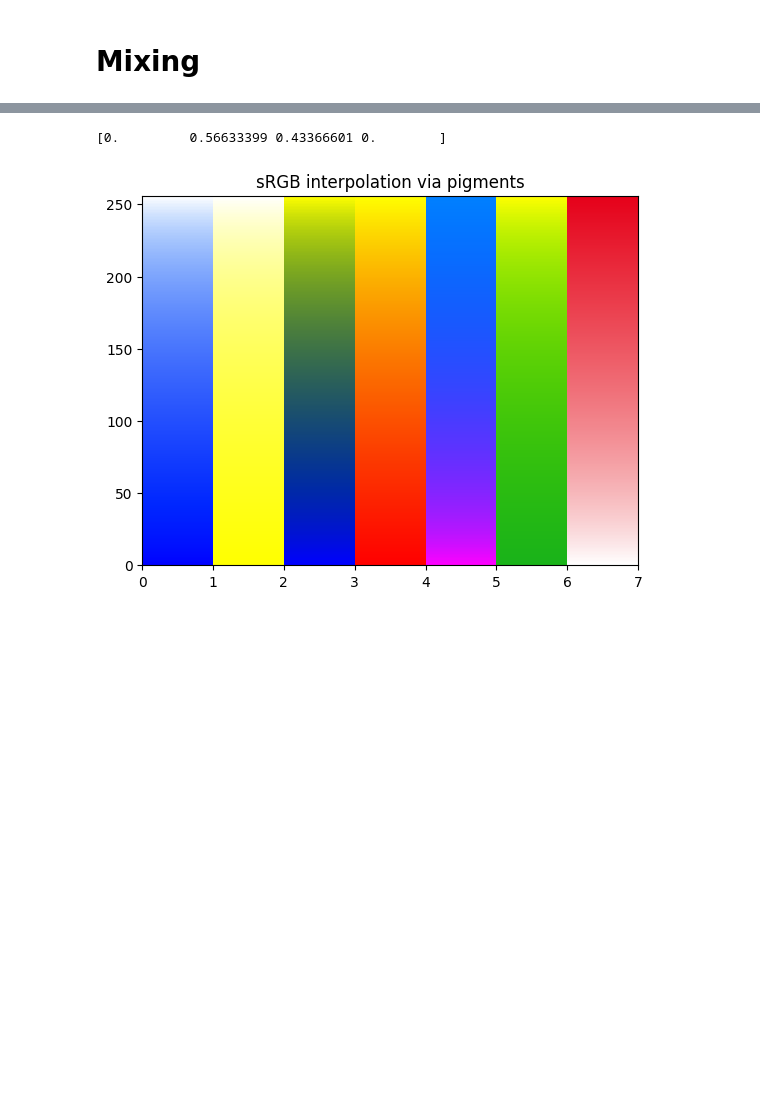
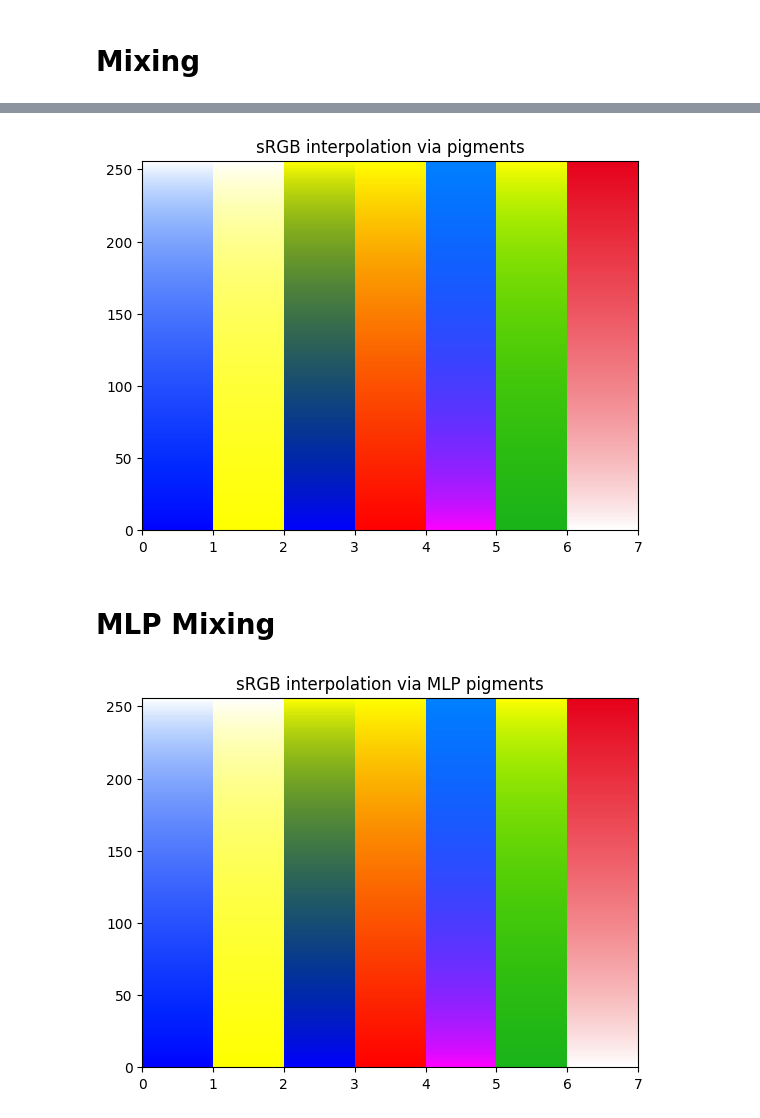
Before and after one commit to romainguy/vibrance, a Jupyter notebook: scripts/Paint Mixing.ipynb, the cells around one changed output, grey strips where cells are left out. Drawn from its saved outputs; the diff is of its cells as text; code cells hidden in the pictures; blank space fills up the shorter version.

```diff
--- a/scripts/Paint Mixing.ipynb
+++ b/scripts/Paint Mixing.ipynb
@@ -31,7 +35,5 @@ pg = pigments.Pigments(pigments.load_config_from_json("config.json"))
 # %%
 # @title Interpolation from RGB
-ig, ax = plt.subplots()
-
 rgb1 = [
     [0.0, 0.0, 1.0],
     [1.0, 1.0, 0.0],
@@ -52,6 +54,7 @@ rgb2 = [
 ]
 
 patchCount = 256
+ig, ax = plt.subplots()
 
 for k in range(len(rgb1)):
     c1 = pg.unmix(rgb1[k])
@@ -86,5 +89,59 @@ ax.set_ylim(0, patchCount)
 plt.title('sRGB interpolation via pigments')
 plt.show()
 # %% [output]
-[0.         0.56633399 0.43366601 0.        ]
 [figure]
+# %% [markdown]
+# MLP Mixing
+# %%
+data_config = pigments.load_data_config_from_json('data_config.json')
+
+if os.path.exists(data_config.model_path_onnx):
+    session = ort.InferenceSession(data_config.model_path_onnx)
+    input_name = session.get_inputs()[0].name
+    output_name = session.get_outputs()[0].name
+
+    patchCount = 256
+    ig, ax = plt.subplots()
+
+    for k in range(len(rgb1)):
+        input_data = np.array([rgb1[k]], dtype=np.float32)
+        results = session.run([output_name], {input_name: input_data})
+        concentrations = np.clip(results[0][0], 0.0, 1.0)
+
+        c1 = np.append(concentrations, 1.0 - concentrations.sum())
+        r1 = rgb1[k] - pg.mix(c1)
+
+        input_data = np.array([rgb2[k]], dtype=np.float32)
+        results = session.run([output_name], {input_name: input_data})
+        concentrations = np.clip(results[0][0], 0.0, 1.0)
+
+        c2 = np.append(concentrations, 1.0 - concentrations.sum())
+        r2 = rgb2[k] - pg.mix(c2)
+
+        # Only used with PERCEPTUAL_MIX set to True
+        linear_rgb1 = np.array([i ** 2.2 for i in rgb1[k]])
+        linear_rgb2 = np.array([i ** 2.2 for i in rgb2[k]])
+        l1 = np.dot(linear_rgb1, [0.2126, 0.7152, 0.0722]) ** 0.5
+        l2 = np.dot(linear_rgb2, [0.2126, 0.7152, 0.0722]) ** 0.5
+        bias = l2 / (l1 + l2)
+
+        for j in range(patchCount):
+            t = j / (patchCount - 1.0)
+            t_perceptual = t / ((1 / bias - 2) * (1 - t) + 1)
+
+            rgb = pg.latent_lerp(c1, r1, c2, r2, t_perceptual if PERCEPTUAL_MIX else t)
+
+            ax.add_patch(
+                patches.Rectangle(
+                    (k, j), 1, 1,
+                    facecolor=np.clip(rgb, 0.0, 1.0)
+                )
+            )
+
+    ax.set_xlim(0, len(rgb1))
+    ax.set_ylim(0, patchCount)
+
+    plt.title('sRGB interpolation via MLP pigments')
+    plt.show()
+# %% [output]
+[figure, added]
```
Also changed, not shown: parts of 2 cells of this notebook.
